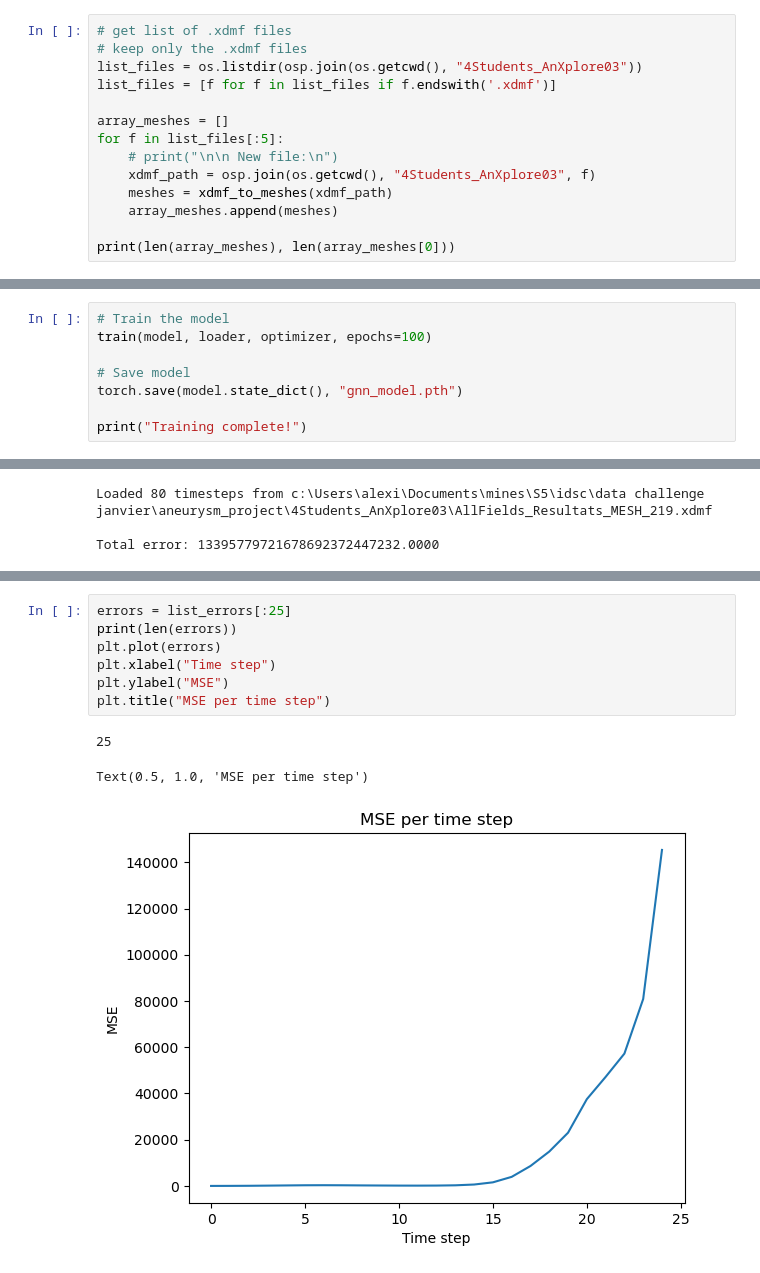
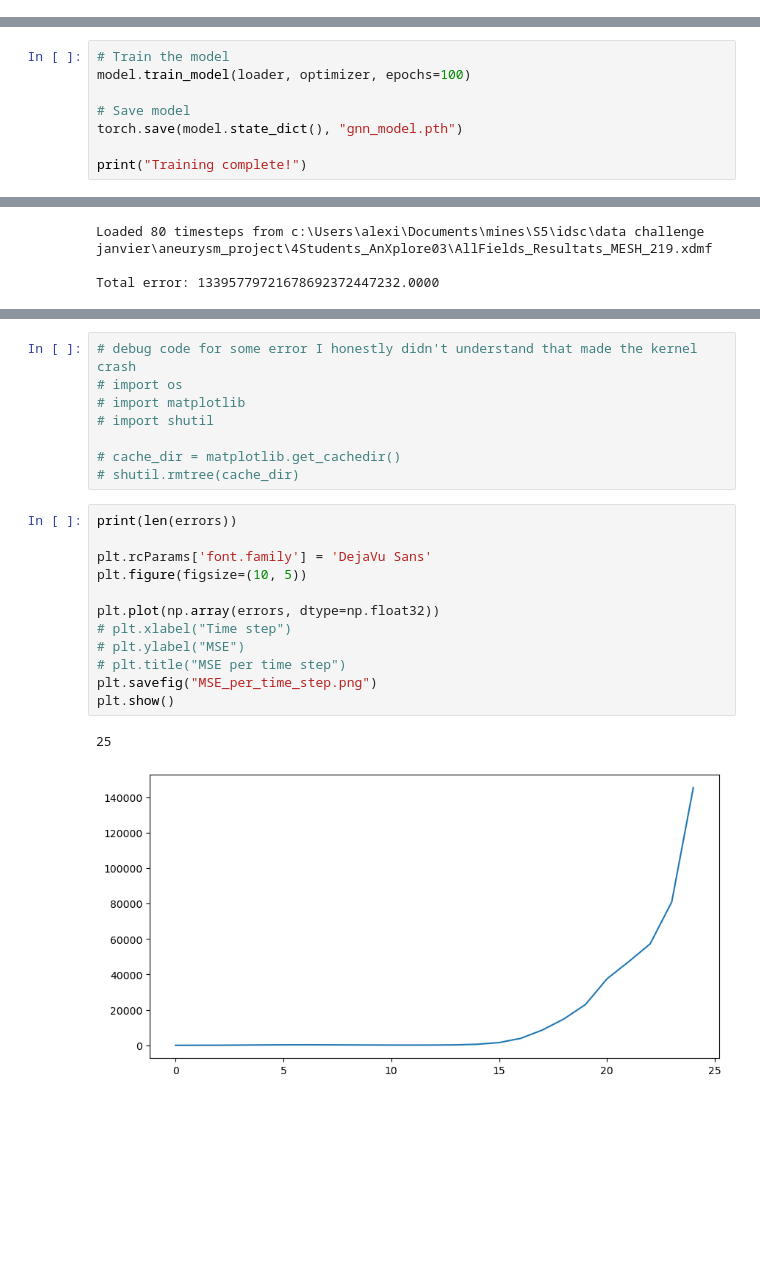
Before and after one commit to AlexiaALLAL/aneurysm_project, a Jupyter notebook: demo.ipynb, the cells around one changed output, grey strips where cells are left out. Saved outputs shown, nothing was run; the diff lists cells and outputs as text; blank space fills up the shorter version.

Commit message:
Code structure, ./models folder

```diff
--- a/demo.ipynb
+++ b/demo.ipynb
@@ -107,17 +121,3 @@ Mock mesh created.
 Mesh saved to c:\Users\alexi\Documents\mines\S5\idsc\data challenge janvier\aneurysm_project\mock_mesh.vtu
 # %% [markdown]
 # Real data
-# %%
-# get list of .xdmf files
-# keep only the .xdmf files
-list_files = os.listdir(osp.join(os.getcwd(), "4Students_AnXplore03"))
-list_files = [f for f in list_files if f.endswith('.xdmf')]
-
-array_meshes = []
-for f in list_files[:5]:
-    # print("\n\n New file:\n")
-    xdmf_path = osp.join(os.getcwd(), "4Students_AnXplore03", f)
-    meshes = xdmf_to_meshes(xdmf_path)
-    array_meshes.append(meshes)
-
-print(len(array_meshes), len(array_meshes[0]))
@@ -315,6 +268,6 @@ optimizer = torch.optim.Adam(model.parameters(), lr=0.01)
 # %%
 # Train the model
-train(model, loader, optimizer, epochs=100)
+model.train_model(loader, optimizer, epochs=100)
 
 # Save model
 torch.save(model.state_dict(), "gnn_model.pth")
@@ -389,11 +365,23 @@ list_errors
+# %%
+# debug code for some error I honestly didn't understand that made the kernel crash
+# import os
+# import matplotlib
+# import shutil
+
+# cache_dir = matplotlib.get_cachedir()
+# shutil.rmtree(cache_dir)
 # %%
-errors = list_errors[:25]
 print(len(errors))
-plt.plot(errors)
-plt.xlabel("Time step")
-plt.ylabel("MSE")
-plt.title("MSE per time step")
+
+plt.rcParams['font.family'] = 'DejaVu Sans'
+plt.figure(figsize=(10, 5))
+
+plt.plot(np.array(errors, dtype=np.float32))
+# plt.xlabel("Time step")
+# plt.ylabel("MSE")
+# plt.title("MSE per time step")
+plt.savefig("MSE_per_time_step.png")
+plt.show()
 # %% [output]
 25
-Text(0.5, 1.0, 'MSE per time step')
-[figure, old version]
+[figure, new version]
```
Also changed, not shown: parts of 13 cells of this notebook, 2 other files.
